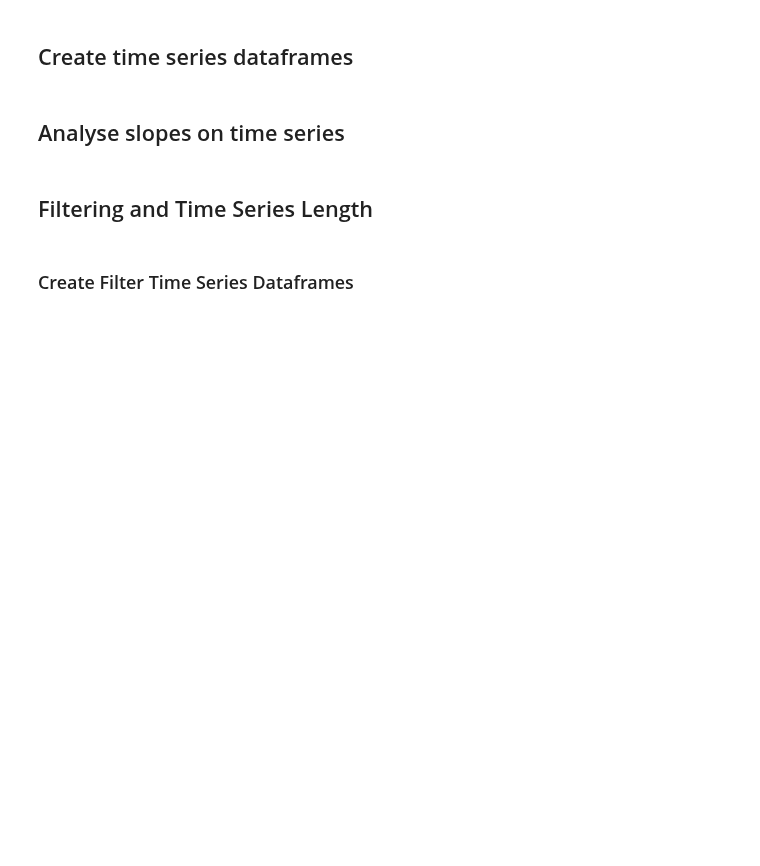
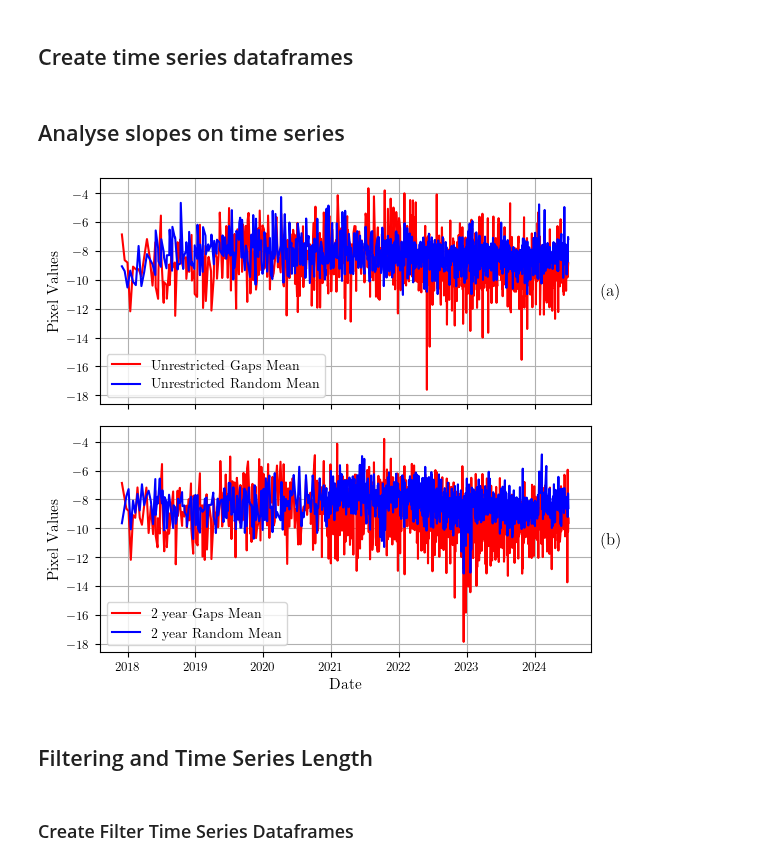
Before and after one commit to ol-webb/tree_gaps4, a Jupyter notebook: all_gaps_mk2/main1 - Copy.ipynb, the cells around one changed output. Cells and saved outputs as stored; diff of their text form; code cells hidden in the pictures; blank space fills up the shorter version.

```diff
--- a/all_gaps_mk2/main1 - Copy.ipynb
+++ b/all_gaps_mk2/main1 - Copy.ipynb
@@ -631,9 +631,9 @@ date_range = pd.date_range(start_date, end_date, freq='D')
 df_gen1 = pd.DataFrame(index=date_range)
 df_gen2 = pd.DataFrame(index=date_range)
 # %%
-#df_series_alltime_gaps, df_series_alltime_random = process_gap_folders('downloaded_files', df, df_gen1, df_gen2, filterp=False, scalep=False)
+df_series_alltime_gaps, df_series_alltime_random = process_gap_folders('downloaded_files', df, df_gen1, df_gen2, filterp=False, scalep=False)
 
-#df_series_2yr_gaps, df_series_2yr_random = process_gap_folders('downld_2yr_12dayinterval', df, df_gen1, df_gen2, filterp=False, scalep=False)
+df_series_2yr_gaps_plot, df_series_2yr_random_plot = process_gap_folders('downld_2yr_12dayinterval', df, df_gen1, df_gen2, filterp=False, scalep=False)
 # %%
 ## Shorten the indefinete / alltime random dataframe so we can compare
 
@@ -674,7 +675,7 @@ def plot_aggregates(df1, df2, title1, title2, df3, df4, title3, title4):
     std_series4 = df4.std(axis=1, skipna=True).dropna()
 
     # Plot the results
-    fig, (ax1, ax2) = plt.subplots(2, 1, figsize=(6.2, 5.5), sharex=True)
+    fig, (ax1, ax2) = plt.subplots(2, 1, figsize=(6.2, 5.5), sharex=True, sharey=True)
 
     # Plot for the first dataframe set
     ax1.plot(mean_series1, label=f'{title1} Mean', color='#FF0000')
@@ -705,8 +706,10 @@ def plot_aggregates(df1, df2, title1, title2, df3, df4, title3, title4):
 
     plt.tight_layout()
 # %%
-#plot_aggregates(df_series_alltime_gaps, df_series_alltime_random, 'Indefinite Gaps', 'Indefinite Random',df_series_2yr_gaps, df_series_alltime_random_reduced, '2 year Gaps', '2 year Random')
-#plt.savefig('series_lineplot_double.pdf')
+plot_aggregates(df_series_alltime_gaps, df_series_alltime_random, 'Unrestricted Gaps', 'Unrestricted Random',df_series_2yr_gaps_plot, df_series_2yr_random_plot, '2 year Gaps', '2 year Random')
+plt.savefig('series_lineplot_double.pdf')
+# %% [output]
+[figure, added]
 # %% [markdown]
 ## Filtering and Time Series Length
 # %% [markdown]
```
Also changed, not shown: parts of 8 cells of this notebook, 1 other file.
